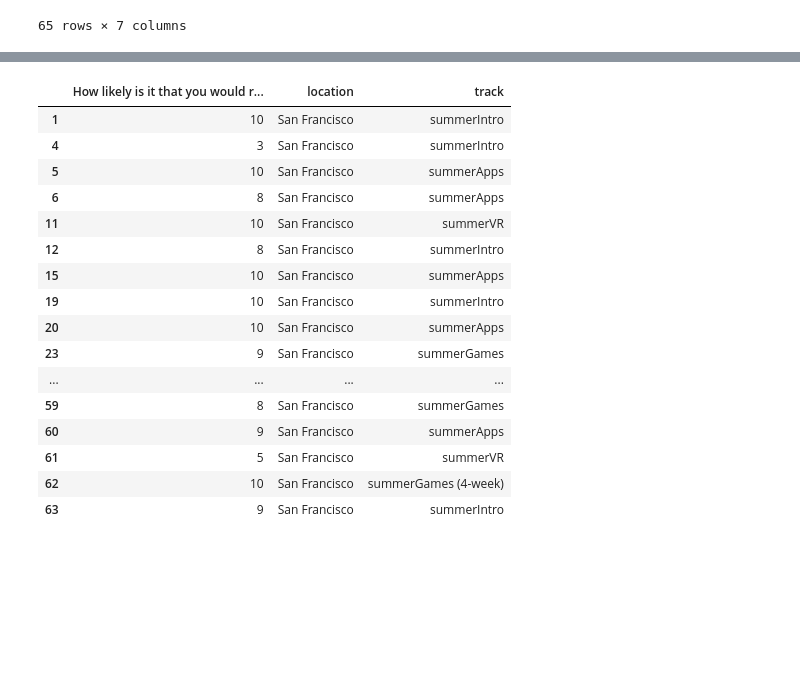
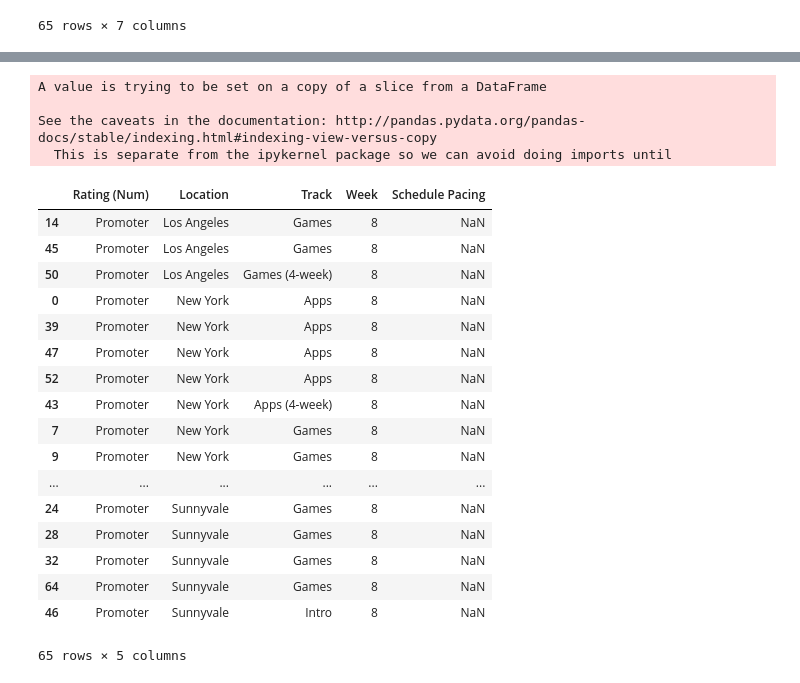
Before and after one commit to kaichimomose/DS-1-Data-Analysis, a Jupyter notebook: Make_School_survey_project.ipynb, the cells around one changed output, grey strips where cells are left out. Saved outputs shown, nothing was run; the diff lists cells and outputs as text; code cells hidden in the pictures; blank space fills up the shorter version.

```diff
--- a/Make_School_survey_project.ipynb
+++ b/Make_School_survey_project.ipynb
@@ -327,24 +290,18 @@ df_2016_week8 = df_2016_week8.drop("Start Date (UTC)", 1)
 df_2016_week8 = df_2016_week8.drop("Submit Date (UTC)", 1)
 df_2016_week8 = df_2016_week8.drop("#", 1)
 df_2016_week8 = df_2016_week8.drop("Network ID", 1)
+df_2016_week8 = df_2016_week8.rename(columns={"How likely is it that you would recommend the Make School Summer Academy to a friend?" : 'Rating (Num)'})
+df_2016_week8 = df_2016_week8.rename(columns={"location" : 'Location'})
+df_2016_week8 = df_2016_week8.rename(columns={"track" : 'Track'})
+df_2016_week8["Week"] = 8
+df_2016_week8["Schedule Pacing"] = np.nan
-# %%
-df_2016_week8_SF = df_2016_week8[df_2016_week8["location"] == "San Francisco"]
-df_2016_week8_SF
-# %% [output]
-|  | How likely is it that you would r... | location | track |
-| 1 | 10 | San Francisco | summerIntro |
-| 4 | 3 | San Francisco | summerIntro |
-| 5 | 10 | San Francisco | summerApps |
-| 6 | 8 | San Francisco | summerApps |
-| 11 | 10 | San Francisco | summerVR |
-| 12 | 8 | San Francisco | summerIntro |
-| 15 | 10 | San Francisco | summerApps |
-| 19 | 10 | San Francisco | summerIntro |
-| 20 | 10 | San Francisco | summerApps |
-| 23 | 9 | San Francisco | summerGames |
-| ... | ... | ... | ... |
-| 59 | 8 | San Francisco | summerGames |
-| 60 | 9 | San Francisco | summerApps |
-| 61 | 5 | San Francisco | summerVR |
-| 62 | 10 | San Francisco | summerGames (4-week) |
-| 63 | 9 | San Francisco | summerIntro |
+# %%
+tracks = df_2016_week8['Track']
+for i in range(len(tracks)):
+    tracks[i] = tracks[i].replace("summer", '')
+df_2016_week8['Track'] = tracks
+# %% [output]
+A value is trying to be set on a copy of a slice from a DataFrame
+
+See the caveats in the documentation: http://pandas.pydata.org/pandas-docs/stable/indexing.html#indexing-view-versus-copy
+  This is separate from the ipykernel package so we can avoid doing imports until
@@ -350,0 +310,23 @@ df_2016_week8_SF
+# %%
+ratings = df_2016_week8["Rating (Num)"]
+df_2016_week8["Rating (Num)"] = nps_rating(ratings)
+df_2016_week8
+# %% [output]
+|  | Rating (Num) | Location | Track | Week | Schedule Pacing |
+| 14 | Promoter | Los Angeles | Games | 8 | NaN |
+| 45 | Promoter | Los Angeles | Games | 8 | NaN |
+| 50 | Promoter | Los Angeles | Games (4-week) | 8 | NaN |
+| 0 | Promoter | New York | Apps | 8 | NaN |
+| 39 | Promoter | New York | Apps | 8 | NaN |
+| 47 | Promoter | New York | Apps | 8 | NaN |
+| 52 | Promoter | New York | Apps | 8 | NaN |
+| 43 | Promoter | New York | Apps (4-week) | 8 | NaN |
+| 7 | Promoter | New York | Games | 8 | NaN |
+| 9 | Promoter | New York | Games | 8 | NaN |
+| ... | ... | ... | ... | ... | ... |
+| 24 | Promoter | Sunnyvale | Games | 8 | NaN |
+| 28 | Promoter | Sunnyvale | Games | 8 | NaN |
+| 32 | Promoter | Sunnyvale | Games | 8 | NaN |
+| 64 | Promoter | Sunnyvale | Games | 8 | NaN |
+| 46 | Promoter | Sunnyvale | Intro | 8 | NaN |
+65 rows × 5 columns
```
Also changed, not shown: parts of 12 cells of this notebook.
